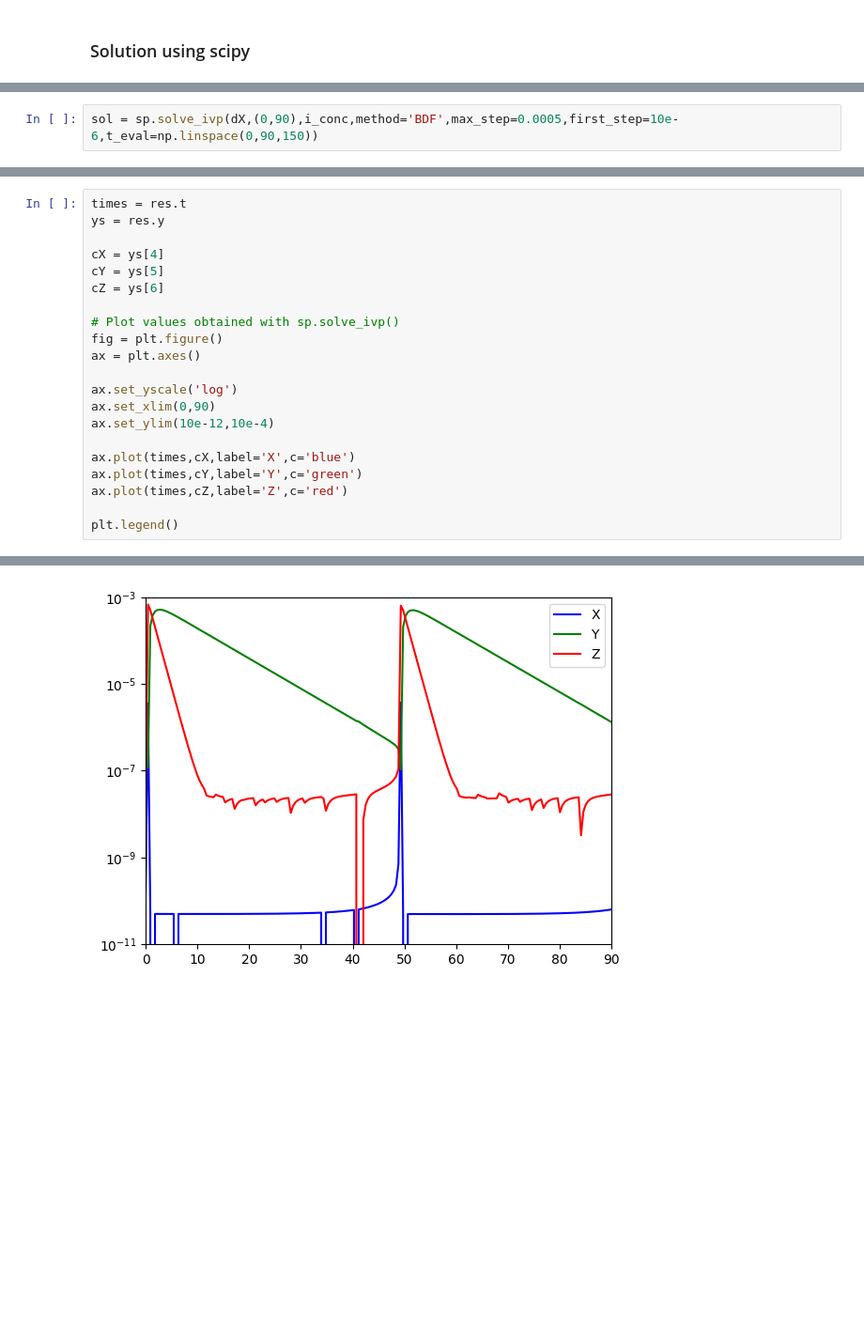
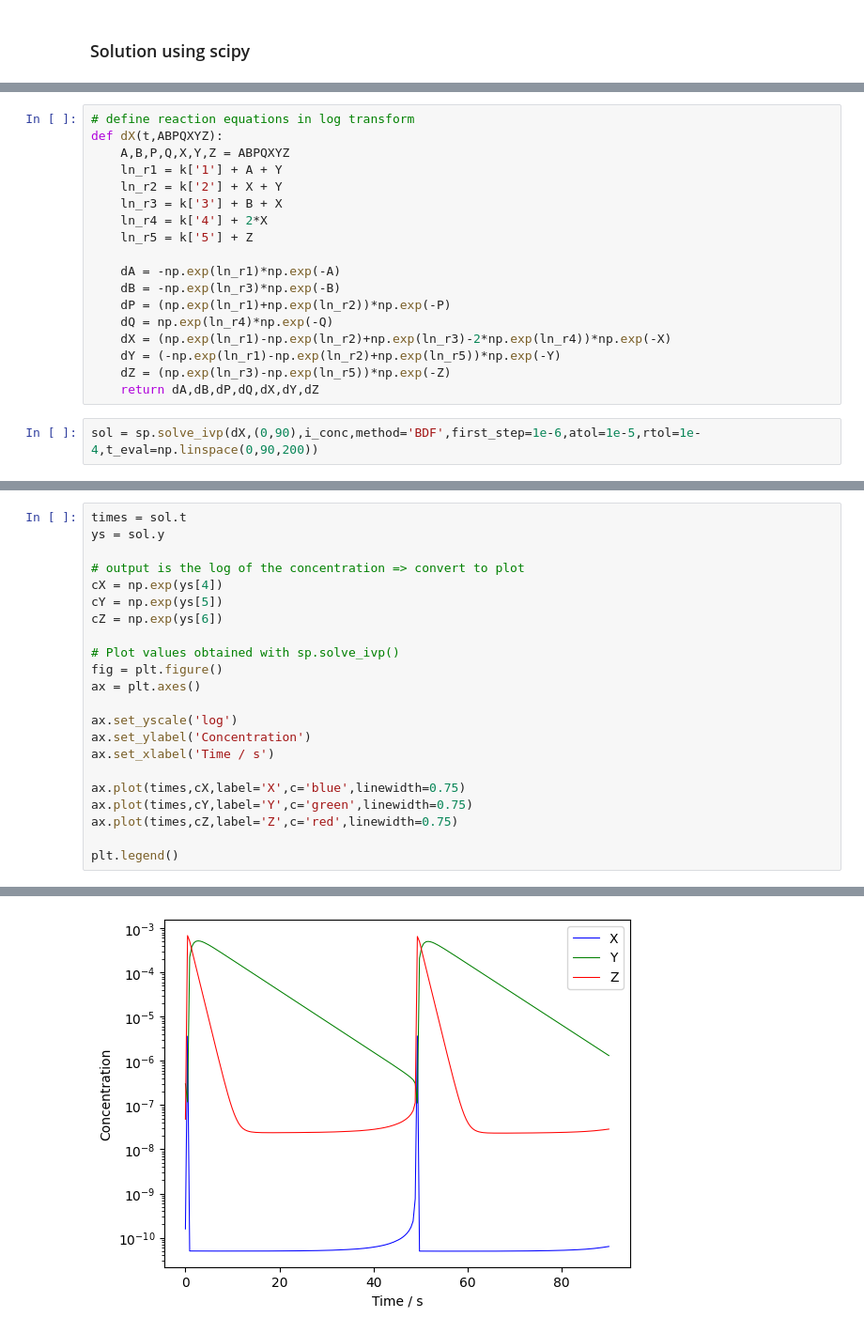
Before and after one commit to DomThom/Part_II_Exercises, a Jupyter notebook: Ex_3/Oregonator.ipynb, the cells around one changed output, grey strips where cells are left out. Shown at 94% size. Cells and saved outputs as stored; diff of their text form; blank space fills up the shorter version.

```diff
--- a/Ex_3/Oregonator.ipynb
+++ b/Ex_3/Oregonator.ipynb
@@ -154,2 +191,20 @@ def dX(t,ABPQXYZ):
+# %%
+# define reaction equations in log transform
+def dX(t,ABPQXYZ):
+    A,B,P,Q,X,Y,Z = ABPQXYZ
+    ln_r1 = k['1'] + A + Y
+    ln_r2 = k['2'] + X + Y
+    ln_r3 = k['3'] + B + X
+    ln_r4 = k['4'] + 2*X
+    ln_r5 = k['5'] + Z
+
+    dA = -np.exp(ln_r1)*np.exp(-A)
+    dB = -np.exp(ln_r3)*np.exp(-B)
+    dP = (np.exp(ln_r1)+np.exp(ln_r2))*np.exp(-P)
+    dQ = np.exp(ln_r4)*np.exp(-Q)
+    dX = (np.exp(ln_r1)-np.exp(ln_r2)+np.exp(ln_r3)-2*np.exp(ln_r4))*np.exp(-X)
+    dY = (-np.exp(ln_r1)-np.exp(ln_r2)+np.exp(ln_r5))*np.exp(-Y)
+    dZ = (np.exp(ln_r3)-np.exp(ln_r5))*np.exp(-Z)
+    return dA,dB,dP,dQ,dX,dY,dZ
 # %%
-sol = sp.solve_ivp(dX,(0,90),i_conc,method='BDF',max_step=0.0005,first_step=10e-6,t_eval=np.linspace(0,90,150))
+sol = sp.solve_ivp(dX,(0,90),i_conc,method='BDF',first_step=1e-6,atol=1e-5,rtol=1e-4,t_eval=np.linspace(0,90,200))
@@ -158,24 +211,25 @@ res = sp.solve_ivp(dX,(0,90),i_conc,method='Radau',first_step=10e-6,max_step=10e
 # %%
-times = res.t
-ys = res.y
+times = sol.t
+ys = sol.y
 
-cX = ys[4]
-cY = ys[5]
-cZ = ys[6]
+# output is the log of the concentration => convert to plot
+cX = np.exp(ys[4])
+cY = np.exp(ys[5])
+cZ = np.exp(ys[6])
 
 # Plot values obtained with sp.solve_ivp()
 fig = plt.figure()
 ax = plt.axes()
 
 ax.set_yscale('log')
-ax.set_xlim(0,90)
-ax.set_ylim(10e-12,10e-4)
+ax.set_ylabel('Concentration')
+ax.set_xlabel('Time / s')
 
-ax.plot(times,cX,label='X',c='blue')
-ax.plot(times,cY,label='Y',c='green')
-ax.plot(times,cZ,label='Z',c='red')
+ax.plot(times,cX,label='X',c='blue',linewidth=0.75)
+ax.plot(times,cY,label='Y',c='green',linewidth=0.75)
+ax.plot(times,cZ,label='Z',c='red',linewidth=0.75)
 
 plt.legend()
 # %% [output]
 <matplotlib.legend.Legend at 0x...>
-[figure, old version]
+[figure, new version]
```
Also changed, not shown: parts of 18 cells of this notebook.
